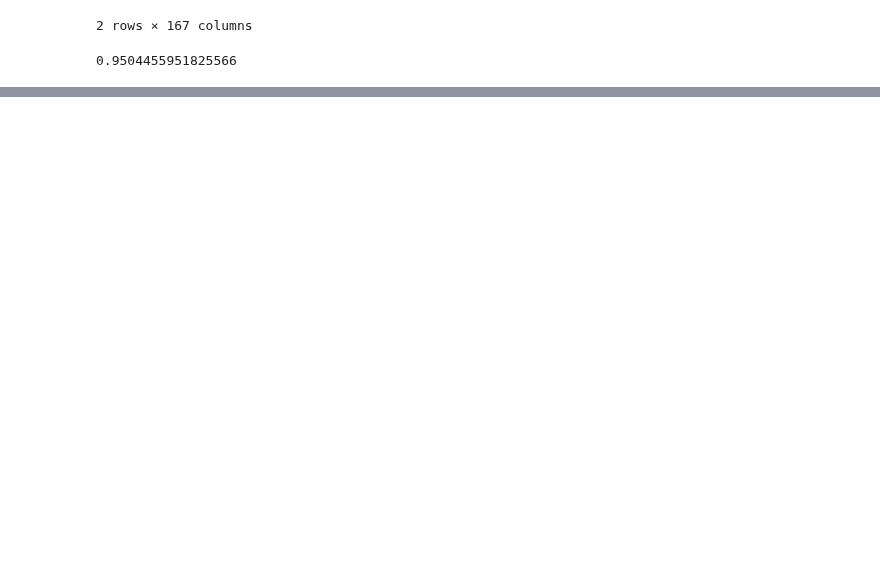
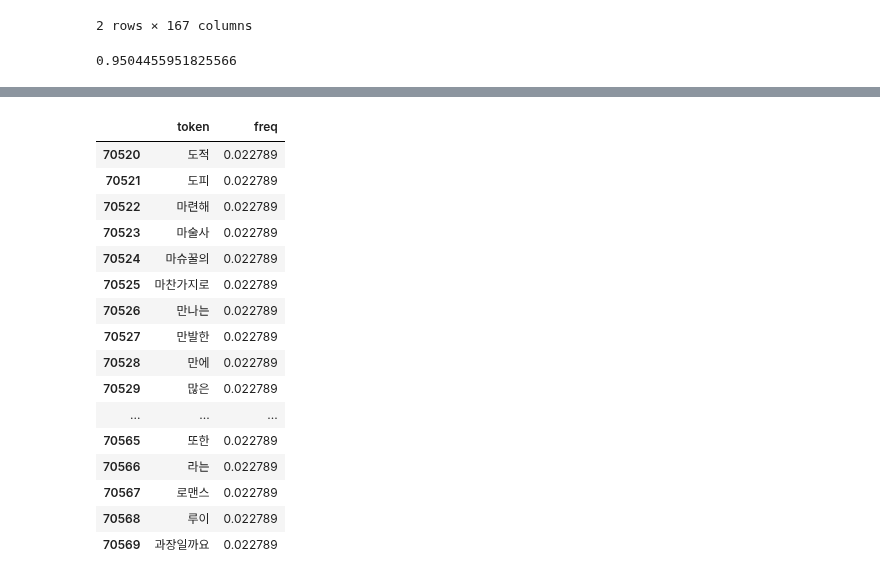
Before and after one commit to MargheSerena/Group-project, a Jupyter notebook: NLP_flow_MG.ipynb, the cells around one changed output, grey strips where cells are left out. Saved outputs shown, nothing was run; the diff lists cells and outputs as text; code cells hidden in the pictures; blank space fills up the shorter version.

```diff
--- a/NLP_flow_MG.ipynb
+++ b/NLP_flow_MG.ipynb
@@ -99,0 +189,20 @@ print(pca_model.explained_variance_ratio_.sum())
+# %%
+word_freq_df.tail(50)
+# %% [output]
+|  | token | freq |
+| 70520 | 도적 | 0.022789 |
+| 70521 | 도피 | 0.022789 |
+| 70522 | 마련해 | 0.022789 |
+| 70523 | 마술사 | 0.022789 |
+| 70524 | 마슈꿀의 | 0.022789 |
+| 70525 | 마찬가지로 | 0.022789 |
+| 70526 | 만나는 | 0.022789 |
+| 70527 | 만발한 | 0.022789 |
+| 70528 | 만에 | 0.022789 |
+| 70529 | 많은 | 0.022789 |
+| ... | ... | ... |
+| 70565 | 또한 | 0.022789 |
+| 70566 | 라는 | 0.022789 |
+| 70567 | 로맨스 | 0.022789 |
+| 70568 | 루이 | 0.022789 |
+| 70569 | 과장일까요 | 0.022789 |
```
Also changed, not shown: parts of 22 cells of this notebook, 3 other files.
